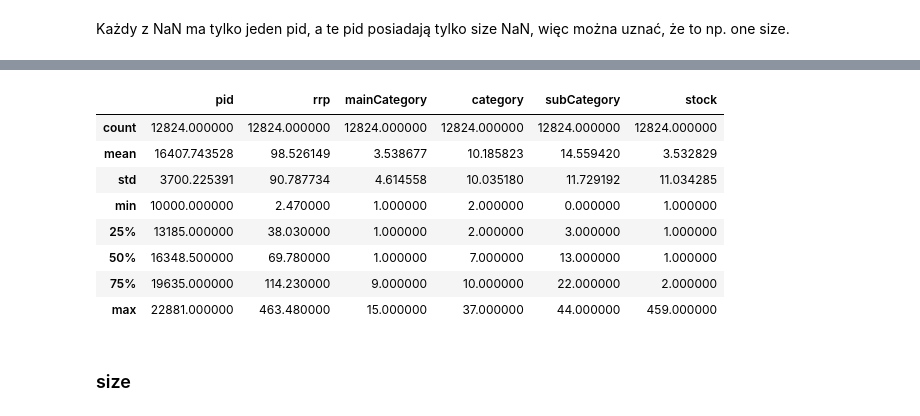
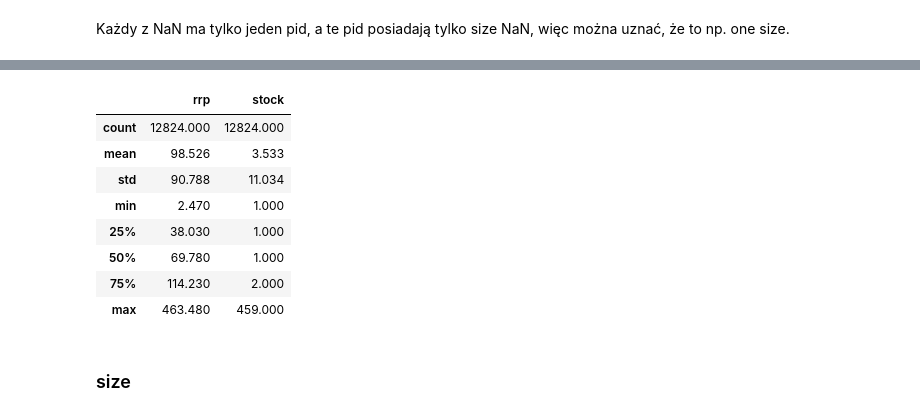
Before and after one commit to TomaszStepien/Data-Mining-Cup-2018, a Jupyter notebook: EDA.ipynb, the cells around one changed output, grey strips where cells are left out. Saved outputs shown, nothing was run; the diff lists cells and outputs as text; code cells hidden in the pictures.

```diff
--- a/EDA.ipynb
+++ b/EDA.ipynb
@@ -4,9 +4,13 @@
 import numpy as np
 import pandas as pd
 import matplotlib.pyplot as plt
+import matplotlib.colors as colors
 import seaborn as sns
+
 %matplotlib inline
 pd.set_option('display.float_format', lambda x: '%.3f' % x)
+pd.set_option('max_rows', 20)
+plot_color = colors.hex2color('#86b92e')
 # %% [markdown]
 # Explore original data
 
@@ -93,5 +107,5 @@ items[(items['pid'] == 10400)
 # %% [markdown]
 Każdy z NaN ma tylko jeden pid, a te pid posiadają tylko size NaN, więc można uznać, że to np. one size.
 # %%
-items['size'].fillna(value = 'onesize', inplace = True)
+items['size'].fillna(value = 'unisize', inplace = True)
 # %% [markdown]
@@ -141,15 +135,15 @@ memory usage: 1002.0+ KB
 # %%
-items.describe()
+items.loc[:,('rrp', 'stock')].describe()
 # %% [output]
-|  | pid | rrp | mainCategory | category | subCategory | stock |
-| count | 12824.000000 | 12824.000000 | 12824.000000 | 12824.000000 | 12824.000000 | 12824.000000 |
-| mean | 16407.743528 | 98.526149 | 3.538677 | 10.185823 | 14.559420 | 3.532829 |
-| std | 3700.225391 | 90.787734 | 4.614558 | 10.035180 | 11.729192 | 11.034285 |
-| min | 10000.000000 | 2.470000 | 1.000000 | 2.000000 | 0.000000 | 1.000000 |
-| 25% | 13185.000000 | 38.030000 | 1.000000 | 2.000000 | 3.000000 | 1.000000 |
-| 50% | 16348.500000 | 69.780000 | 1.000000 | 7.000000 | 13.000000 | 1.000000 |
-| 75% | 19635.000000 | 114.230000 | 9.000000 | 10.000000 | 22.000000 | 2.000000 |
-| max | 22881.000000 | 463.480000 | 15.000000 | 37.000000 | 44.000000 | 459.000000 |
+|  | rrp | stock |
+| count | 12824.000 | 12824.000 |
+| mean | 98.526 | 3.533 |
+| std | 90.788 | 11.034 |
+| min | 2.470 | 1.000 |
+| 25% | 38.030 | 1.000 |
+| 50% | 69.780 | 1.000 |
+| 75% | 114.230 | 2.000 |
+| max | 463.480 | 459.000 |
 # %% [markdown]
 ###  size
 # %%
```
Also changed, not shown: parts of 40 cells of this notebook.
